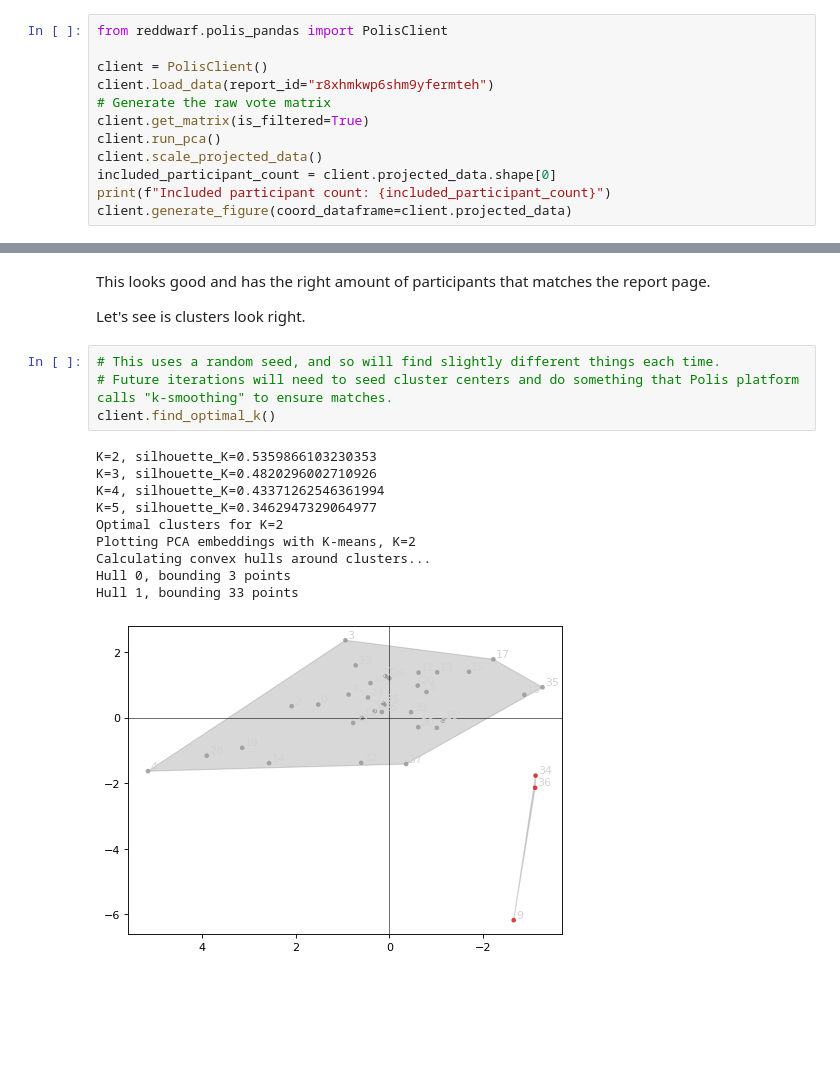
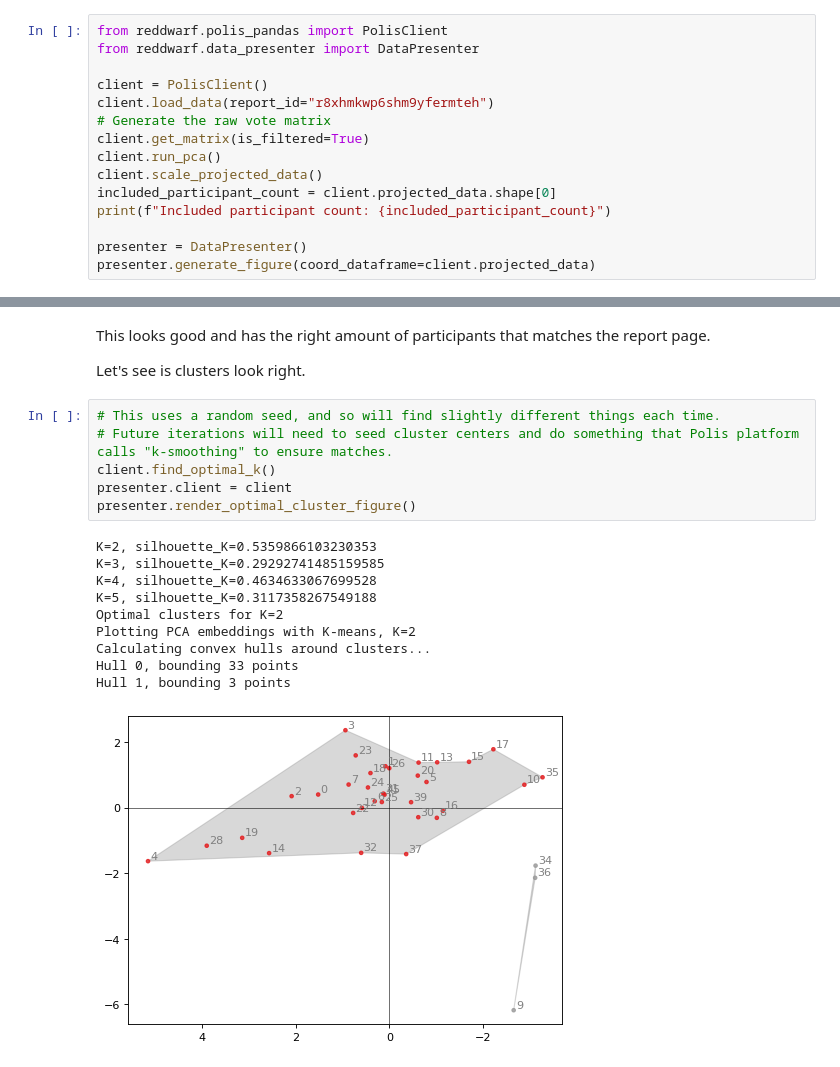
Before and after one commit to takeruhukushima/red-dwarf, a Jupyter notebook: docs/example-usage.ipynb, the cells around one changed output, grey strips where cells are left out. Cells and saved outputs as stored; diff of their text form; blank space fills up the shorter version.

Commit message:
Updated notebook to match current state with presenter.

```diff
--- a/docs/example-usage.ipynb
+++ b/docs/example-usage.ipynb
@@ -18,6 +18,7 @@ Note: This easy reproduction currently only works for conversations with the fol
 <img src="https://imgur.com/0CGarhi.png" width="50%"/>
 # %%
 from reddwarf.polis_pandas import PolisClient
+from reddwarf.data_presenter import DataPresenter
 
 client = PolisClient()
 client.load_data(report_id="r8xhmkwp6shm9yfermteh")
@@ -27,6 +28,8 @@ client.run_pca()
 client.scale_projected_data()
 included_participant_count = client.projected_data.shape[0]
 print(f"Included participant count: {included_participant_count}")
-client.generate_figure(coord_dataframe=client.projected_data)
+
+presenter = DataPresenter()
+presenter.generate_figure(coord_dataframe=client.projected_data)
 # %% [output]
 Included participant count: 36
@@ -38,15 +41,17 @@ Let's see is clusters look right.
 # %%
 # This uses a random seed, and so will find slightly different things each time.
 # Future iterations will need to seed cluster centers and do something that Polis platform calls "k-smoothing" to ensure matches.
 client.find_optimal_k()
+presenter.client = client
+presenter.render_optimal_cluster_figure()
 # %% [output]
 K=2, silhouette_K=0.5359866103230353
-K=3, silhouette_K=0.4820296002710926
-K=4, silhouette_K=0.43371262546361994
-K=5, silhouette_K=0.3462947329064977
+K=3, silhouette_K=0.29292741485159585
+K=4, silhouette_K=0.4634633067699528
+K=5, silhouette_K=0.3117358267549188
 Optimal clusters for K=2
 Plotting PCA embeddings with K-means, K=2
 Calculating convex hulls around clusters...
-Hull 0, bounding 3 points
-Hull 1, bounding 33 points
+Hull 0, bounding 33 points
+Hull 1, bounding 3 points
-[figure, old version]
+[figure, new version]
```
Also changed, not shown: parts of 1 cell of this notebook.
